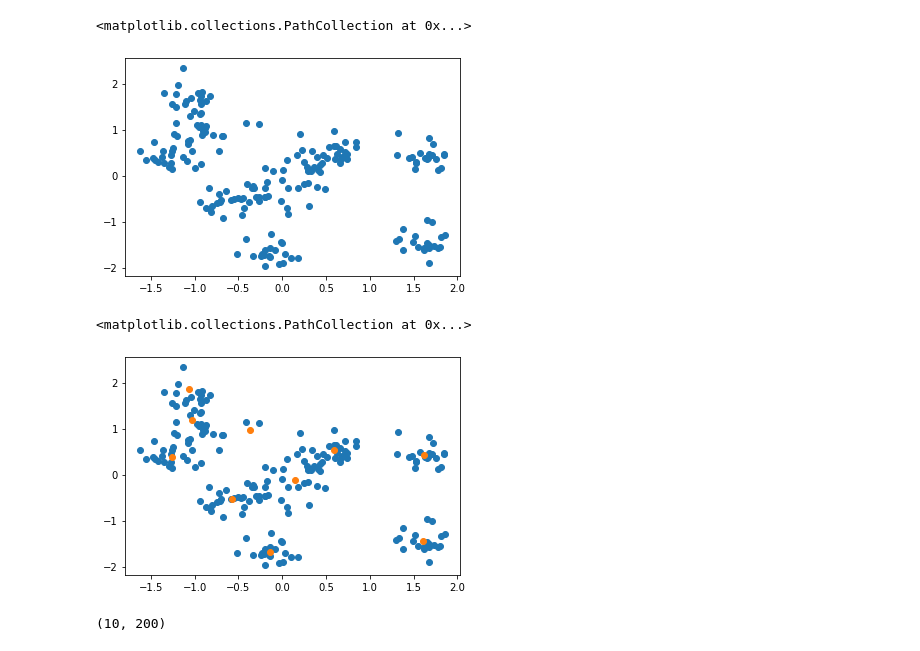
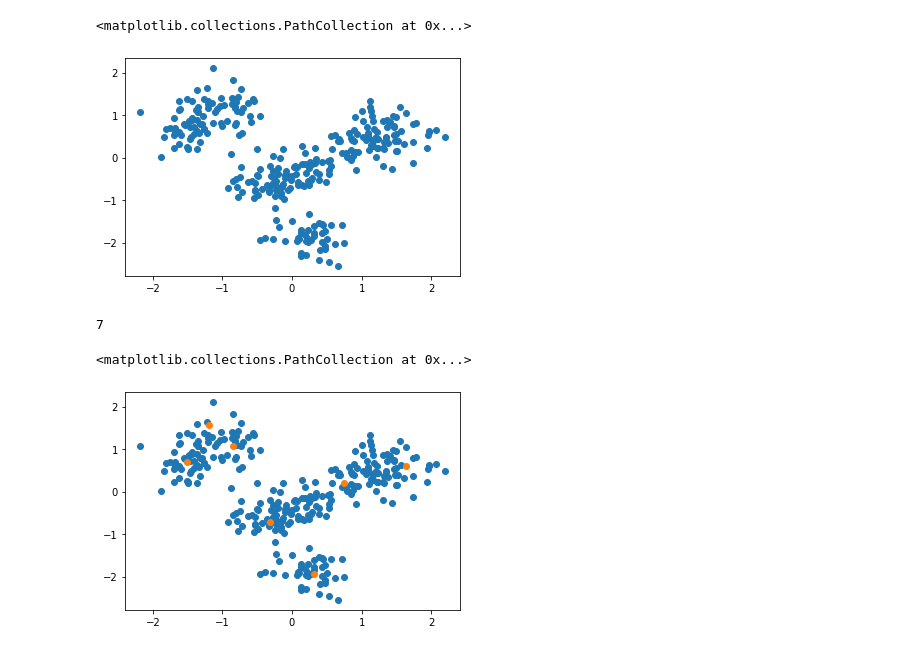
Before and after one commit to LuanAdemi/GroceryListPredictor, a Jupyter notebook: precommender/KNetworks.ipynb, the cells around one changed output. Cells and saved outputs as stored; diff of their text form; code cells hidden in the pictures.

```diff
--- a/precommender/KNetworks.ipynb
+++ b/precommender/KNetworks.ipynb
@@ -16,20 +7,22 @@ from scipy.special import softmax
 # %%
-centers = 10
-samples = 200
-X, _ = make_blobs(n_samples=samples, centers=centers, n_features=2, cluster_std=0.9, random_state=2)
+centers = 7
+samples = 300
+X, _ = make_blobs(n_samples=samples, centers=centers, n_features=2, cluster_std=1, random_state=2)
 scaler = StandardScaler()
 X = scaler.fit_transform(X)
 # %%
 plt.scatter(X[:, 0], X[:,-1])
 # %% [output]
 <matplotlib.collections.PathCollection at 0x...>
-[figure, old version]
+[figure, new version]
-# %%
-kmean = kmeans(10)
-kmean.fit(X, max_iters=1)
+# %%
+knet = knetworks(centers,X)
+knet.k
+# %% [output]
+7
 # %%
 plt.scatter(X[:, 0], X[:,-1])
-plt.scatter(kmean.centroids[:,0], kmean.centroids[:,-1])
+plt.scatter(knet.centroids[:,0], knet.centroids[:,-1])
 # %% [output]
 <matplotlib.collections.PathCollection at 0x...>
-[figure, old version]
+[figure, new version]
@@ -38,4 +28,0 @@ D = kmean.calcDistances(kmean.centroids, X)
-# %%
-D.shape
-# %% [output]
-(10, 200)
```
Also changed, not shown: parts of 10 cells of this notebook, 1 other file.
